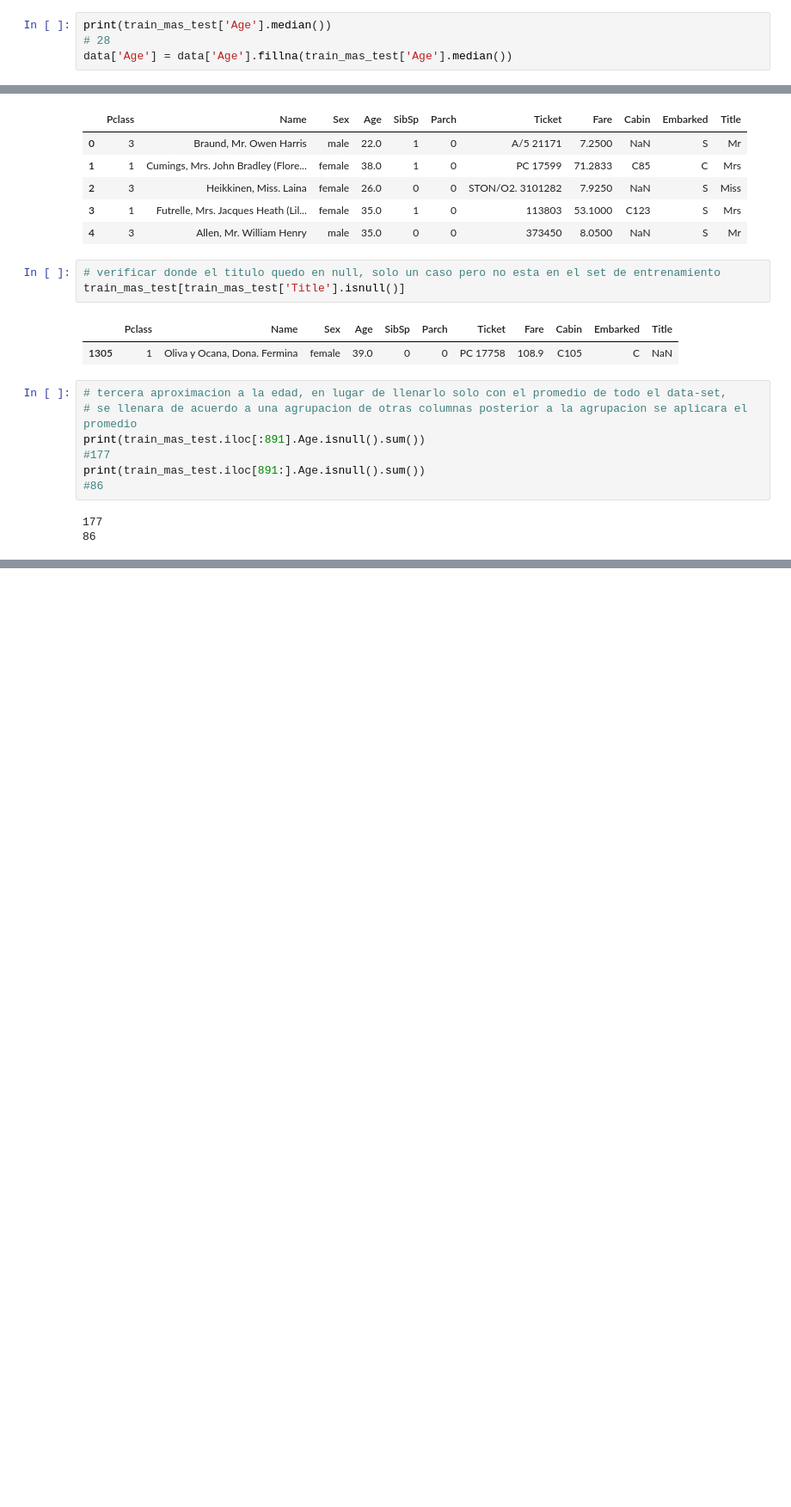
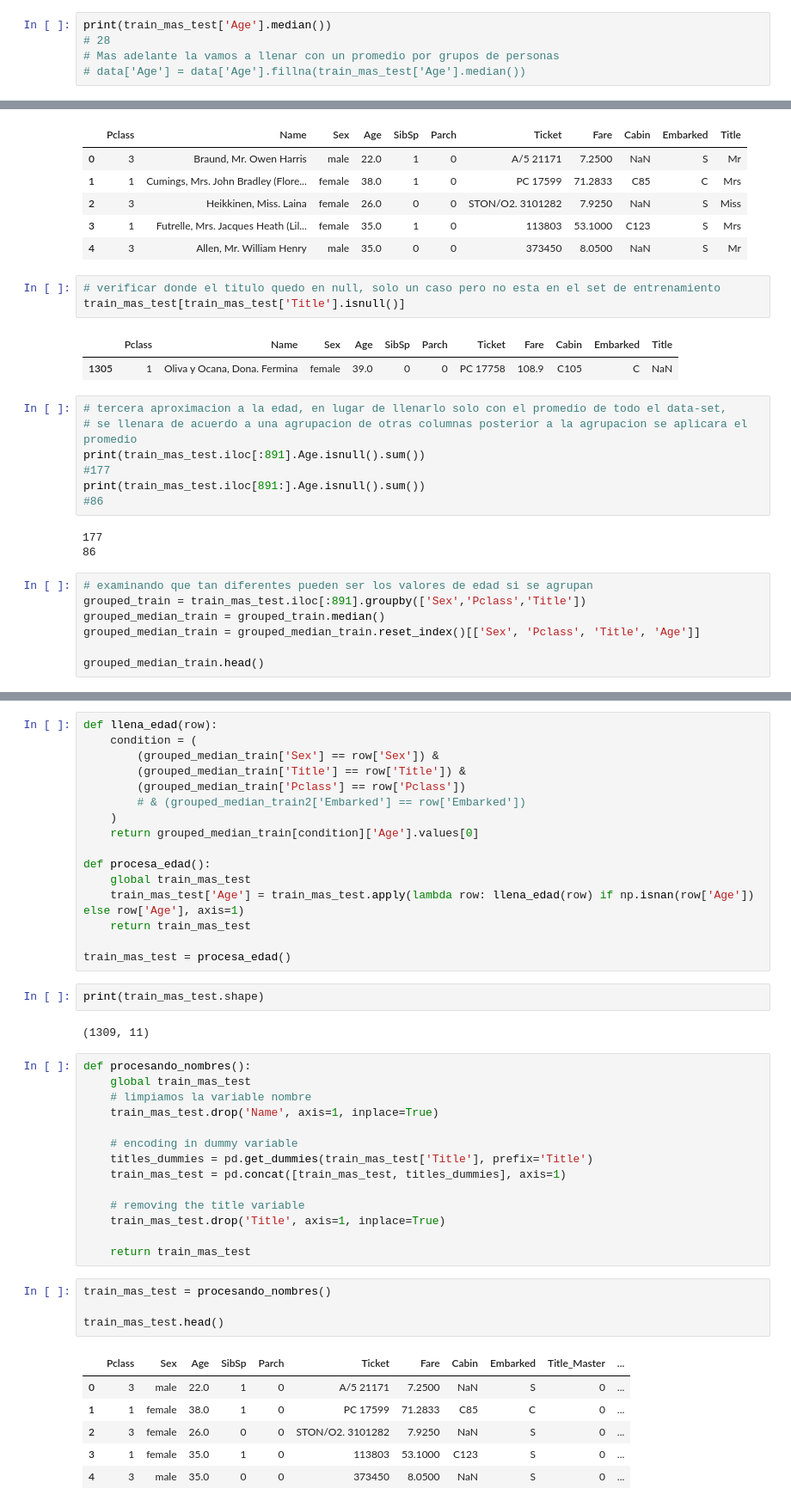
Before and after one commit to alekz7/MachineLearning, a Jupyter notebook: titanic.ipynb, the cells around one changed output, grey strips where cells are left out. Shown at 86% size. Saved outputs shown, nothing was run; the diff lists cells and outputs as text; blank space fills up the shorter version.

Commit message:
Procesando hasta antes del ticket

```diff
--- a/titanic.ipynb
+++ b/titanic.ipynb
@@ -70,7 +70,8 @@ train_mas_test.describe()
 # %%
 print(train_mas_test['Age'].median())
 # 28
-data['Age'] = data['Age'].fillna(train_mas_test['Age'].median())
+# Mas adelante la vamos a llenar con un promedio por grupos de personas
+# data['Age'] = data['Age'].fillna(train_mas_test['Age'].median())
 # %% [output]
 28.0
 # %%
@@ -147,3 +148,10 @@ print(train_mas_test.iloc[891:].Age.isnull().sum())
 # %% [output]
 177
 86
+# %%
+# examinando que tan diferentes pueden ser los valores de edad si se agrupan
+grouped_train = train_mas_test.iloc[:891].groupby(['Sex','Pclass','Title'])
+grouped_median_train = grouped_train.median()
+grouped_median_train = grouped_median_train.reset_index()[['Sex', 'Pclass', 'Title', 'Age']]
+
+grouped_median_train.head()
@@ -149,0 +178,45 @@ print(train_mas_test.iloc[891:].Age.isnull().sum())
+# %%
+def llena_edad(row):
+    condition = (
+        (grouped_median_train['Sex'] == row['Sex']) &
+        (grouped_median_train['Title'] == row['Title']) &
+        (grouped_median_train['Pclass'] == row['Pclass'])
+        # & (grouped_median_train2['Embarked'] == row['Embarked'])
+    )
+    return grouped_median_train[condition]['Age'].values[0]
+
+def procesa_edad():
+    global train_mas_test
+    train_mas_test['Age'] = train_mas_test.apply(lambda row: llena_edad(row) if np.isnan(row['Age']) else row['Age'], axis=1)
+    return train_mas_test
+
+train_mas_test = procesa_edad()
+# %%
+print(train_mas_test.shape)
+# %% [output]
+(1309, 11)
+# %%
+def procesando_nombres():
+    global train_mas_test
+    # limpiamos la variable nombre
+    train_mas_test.drop('Name', axis=1, inplace=True)
+
+    # encoding in dummy variable
+    titles_dummies = pd.get_dummies(train_mas_test['Title'], prefix='Title')
+    train_mas_test = pd.concat([train_mas_test, titles_dummies], axis=1)
+
+    # removing the title variable
+    train_mas_test.drop('Title', axis=1, inplace=True)
+
+    return train_mas_test
+# %%
+train_mas_test = procesando_nombres()
+
+train_mas_test.head()
+# %% [output]
+|  | Pclass | Sex | Age | SibSp | Parch | Ticket | Fare | Cabin | Embarked | Title_Master | ... |
+| 0 | 3 | male | 22.0 | 1 | 0 | A/5 21171 | 7.2500 | NaN | S | 0 | ... |
+| 1 | 1 | female | 38.0 | 1 | 0 | PC 17599 | 71.2833 | C85 | C | 0 | ... |
+| 2 | 3 | female | 26.0 | 0 | 0 | STON/O2. 3101282 | 7.9250 | NaN | S | 0 | ... |
+| 3 | 1 | female | 35.0 | 1 | 0 | 113803 | 53.1000 | C123 | S | 0 | ... |
+| 4 | 3 | male | 35.0 | 0 | 0 | 373450 | 8.0500 | NaN | S | 0 | ... |
```
Also changed, not shown: parts of 13 cells of this notebook.
